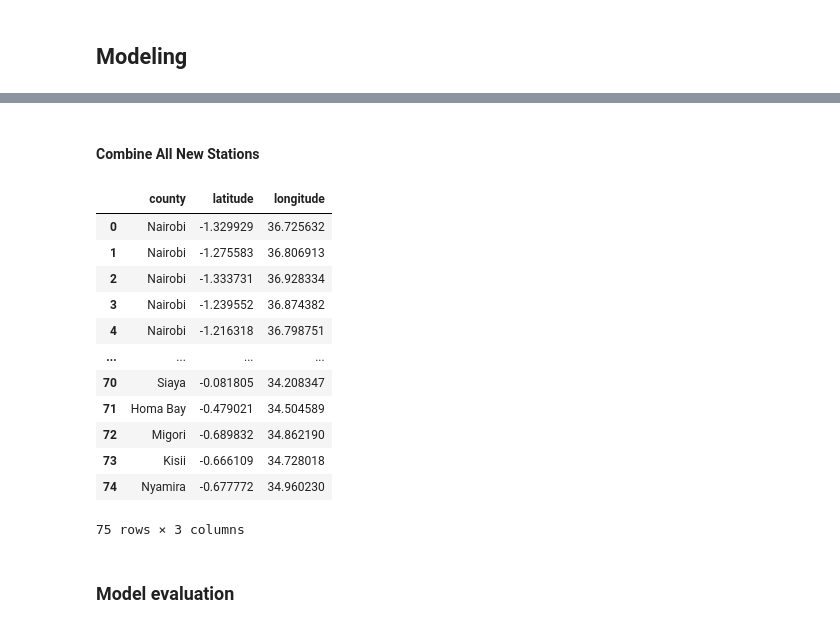
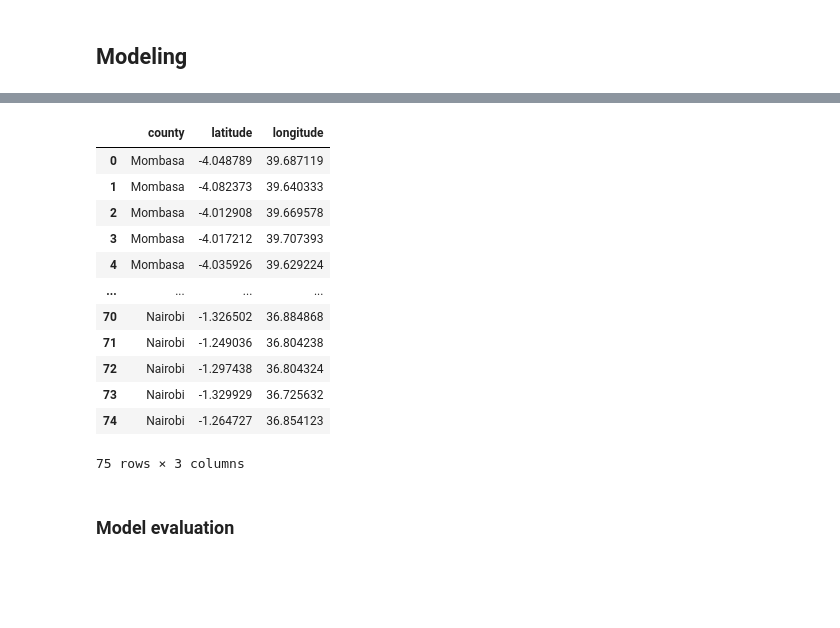
Before and after one commit to maryannngongi/EV_Charging_Stations_Optimization, a Jupyter notebook: index.ipynb, the cells around one changed output, grey strips where cells are left out. Cells and saved outputs as stored; diff of their text form; code cells hidden in the pictures; blank space fills up the shorter version.

```diff
--- a/index.ipynb
+++ b/index.ipynb
@@ -1122,23 +1069,0 @@ case2_df = pd.DataFrame(new_locations_case2)
-# %%
-new_locations_case3 = []
-
-case3 = county_df[
-    (county_df["num_stations"] == 0) &
-    (county_df["additional_stations"] > 0)
-]
-
-for _, county in case3.iterrows():
-
-    county_name = county["county"]
-    k = int(county["additional_stations"])
-    county_lat = county["county_lat"]
-    county_lon = county["county_lon"]
-
-    for i in range(k):
-        new_locations_case3.append({
-            "county": county_name,
-            "latitude": county_lat + np.random.uniform(-0.05, 0.05),
-            "longitude": county_lon + np.random.uniform(-0.05, 0.05)
-        })
-
-case3_df = pd.DataFrame(new_locations_case3)
@@ -1157,23 +1069,0 @@ Name: county, dtype: object
-# %% [markdown]
-#### Combine All New Stations
-# %%
-all_new_stations = pd.concat(
-    [case1_df, case2_df, case3_df],
-    ignore_index=True
-)
-
-all_new_stations
-# %% [output]
-|  | county | latitude | longitude |
-| 0 | Nairobi | -1.329929 | 36.725632 |
-| 1 | Nairobi | -1.275583 | 36.806913 |
-| 2 | Nairobi | -1.333731 | 36.928334 |
-| 3 | Nairobi | -1.239552 | 36.874382 |
-| 4 | Nairobi | -1.216318 | 36.798751 |
-| ... | ... | ... | ... |
-| 70 | Siaya | -0.081805 | 34.208347 |
-| 71 | Homa Bay | -0.479021 | 34.504589 |
-| 72 | Migori | -0.689832 | 34.862190 |
-| 73 | Kisii | -0.666109 | 34.728018 |
-| 74 | Nyamira | -0.677772 | 34.960230 |
-75 rows × 3 columns
@@ -1180,3 +1113,36 @@ all_new_stations
+# %%
+all_new_locations = []
+
+for _, county in county_df.iterrows():
+
+    k = int(county["additional_stations"])
+
+    centers = allocate_new_stations(county, kenya_stations, k)
+
+    for center in centers:
+        all_new_locations.append({
+            "county": county["county"],
+            "latitude": center[0],
+            "longitude": center[1]
+        })
+
+final_df = pd.DataFrame(all_new_locations)
+# %%
+final_df
+# %% [output]
+|  | county | latitude | longitude |
+| 0 | Mombasa | -4.048789 | 39.687119 |
+| 1 | Mombasa | -4.082373 | 39.640333 |
+| 2 | Mombasa | -4.012908 | 39.669578 |
+| 3 | Mombasa | -4.017212 | 39.707393 |
+| 4 | Mombasa | -4.035926 | 39.629224 |
+| ... | ... | ... | ... |
+| 70 | Nairobi | -1.326502 | 36.884868 |
+| 71 | Nairobi | -1.249036 | 36.804238 |
+| 72 | Nairobi | -1.297438 | 36.804324 |
+| 73 | Nairobi | -1.329929 | 36.725632 |
+| 74 | Nairobi | -1.264727 | 36.854123 |
+75 rows × 3 columns
 # %% [markdown]
 ### Model evaluation
 # %% [markdown]
```
Also changed, not shown: parts of 17 cells of this notebook.
